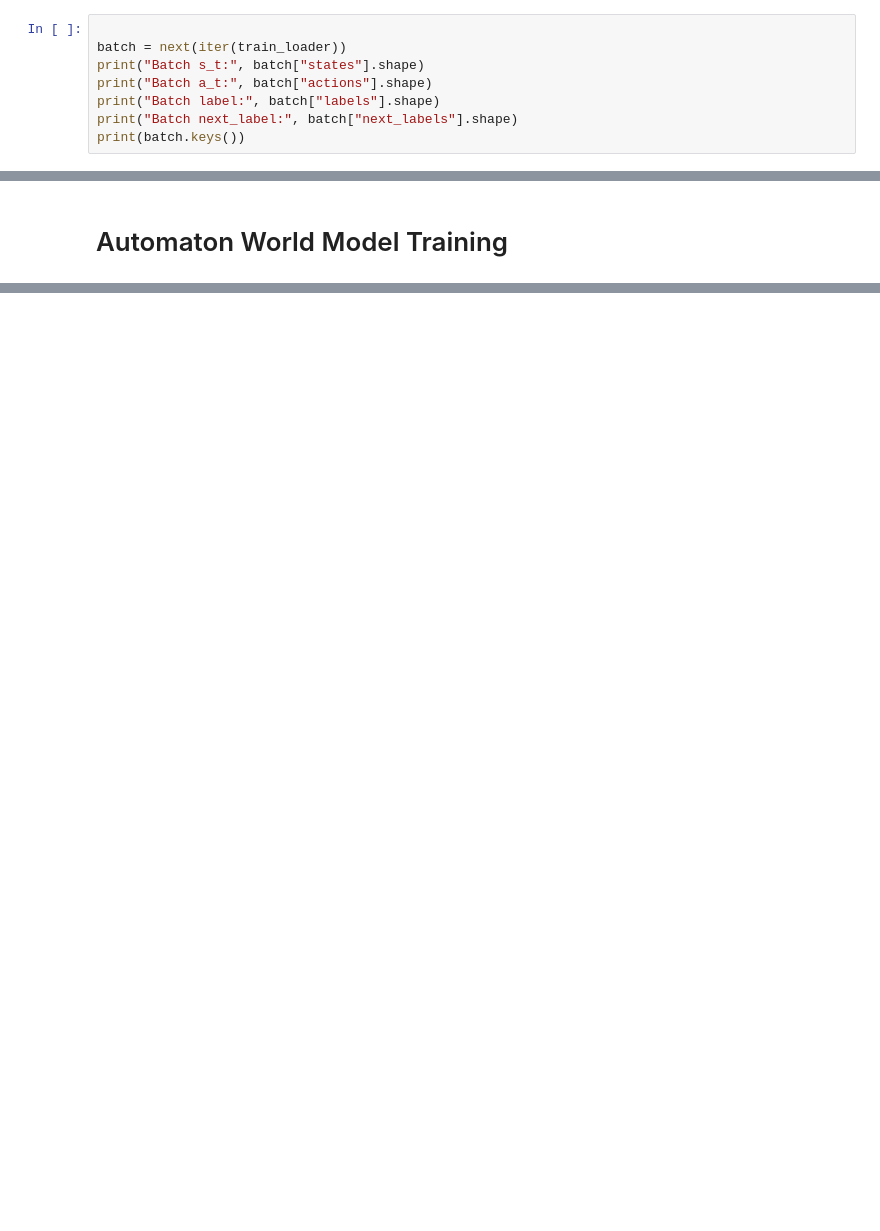
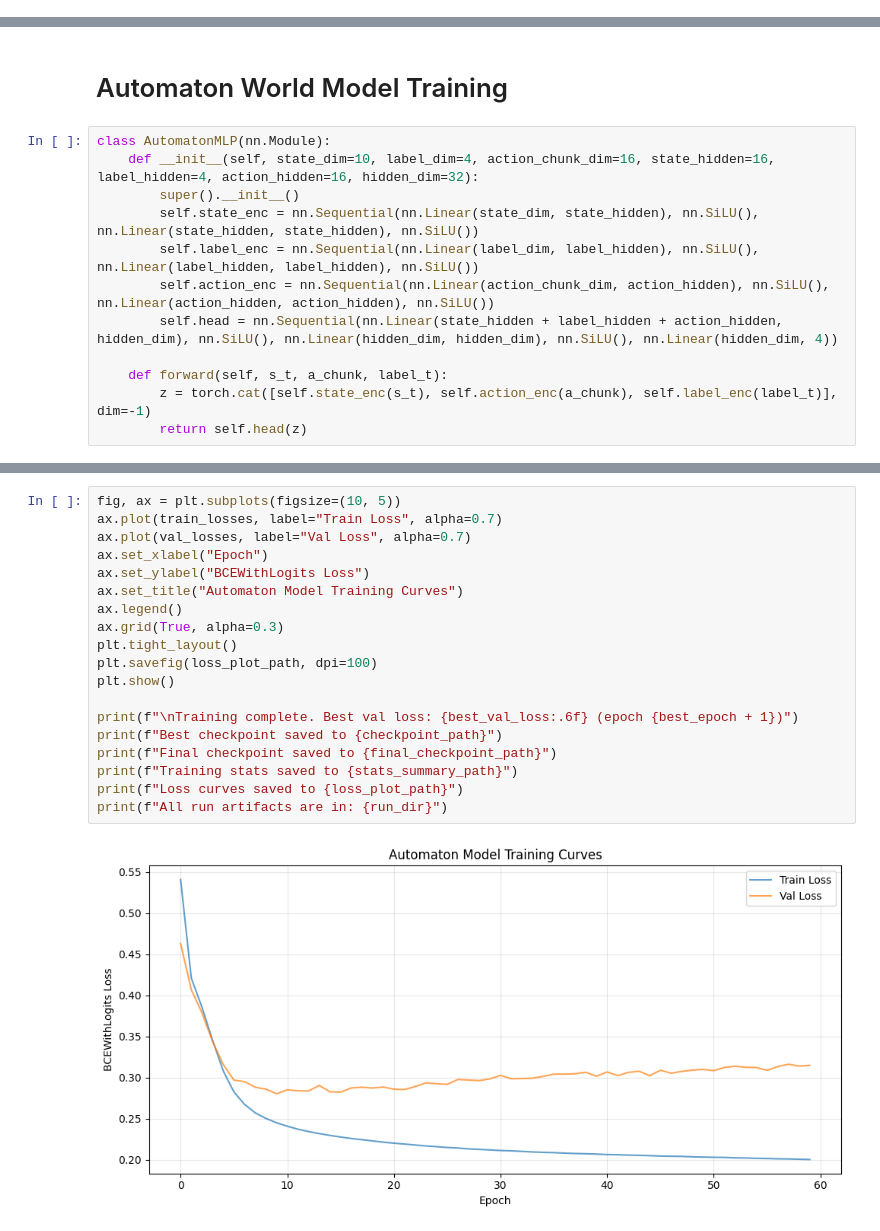
Before and after one commit to moritz-zoellner/guided-diffusion, a Jupyter notebook: toy_squares/automaton_world_model.ipynb, the cells around one changed output, grey strips where cells are left out. Saved outputs shown, nothing was run; the diff lists cells and outputs as text; blank space fills up the shorter version.

Commit message:
automaton world model analysis

```diff
--- a/toy_squares/automaton_world_model.ipynb
+++ b/toy_squares/automaton_world_model.ipynb
@@ -238,8 +219,0 @@ val_loader = DataLoader(
-# %%
-
-batch = next(iter(train_loader))
-print("Batch s_t:", batch["states"].shape)
-print("Batch a_t:", batch["actions"].shape)
-print("Batch label:", batch["labels"].shape)
-print("Batch next_label:", batch["next_labels"].shape)
-print(batch.keys())
@@ -252,2 +278,14 @@ dict_keys(['states', 'actions', 'labels', 'next_labels'])
 # %% [markdown]
 # Automaton World Model Training
+# %%
+class AutomatonMLP(nn.Module):
+    def __init__(self, state_dim=10, label_dim=4, action_chunk_dim=16, state_hidden=16, label_hidden=4, action_hidden=16, hidden_dim=32):
+        super().__init__()
+        self.state_enc = nn.Sequential(nn.Linear(state_dim, state_hidden), nn.SiLU(), nn.Linear(state_hidden, state_hidden), nn.SiLU())
+        self.label_enc = nn.Sequential(nn.Linear(label_dim, label_hidden), nn.SiLU(), nn.Linear(label_hidden, label_hidden), nn.SiLU())
+        self.action_enc = nn.Sequential(nn.Linear(action_chunk_dim, action_hidden), nn.SiLU(), nn.Linear(action_hidden, action_hidden), nn.SiLU())
+        self.head = nn.Sequential(nn.Linear(state_hidden + label_hidden + action_hidden, hidden_dim), nn.SiLU(), nn.Linear(hidden_dim, hidden_dim), nn.SiLU(), nn.Linear(hidden_dim, 4))
+
+    def forward(self, s_t, a_chunk, label_t):
+        z = torch.cat([self.state_enc(s_t), self.action_enc(a_chunk), self.label_enc(label_t)], dim=-1)
+        return self.head(z)
@@ -253,0 +584,21 @@ dict_keys(['states', 'actions', 'labels', 'next_labels'])
+# %%
+fig, ax = plt.subplots(figsize=(10, 5))
+ax.plot(train_losses, label="Train Loss", alpha=0.7)
+ax.plot(val_losses, label="Val Loss", alpha=0.7)
+ax.set_xlabel("Epoch")
+ax.set_ylabel("BCEWithLogits Loss")
+ax.set_title("Automaton Model Training Curves")
+ax.legend()
+ax.grid(True, alpha=0.3)
+plt.tight_layout()
+plt.savefig(loss_plot_path, dpi=100)
+plt.show()
+
+print(f"\nTraining complete. Best val loss: {best_val_loss:.6f} (epoch {best_epoch + 1})")
+print(f"Best checkpoint saved to {checkpoint_path}")
+print(f"Final checkpoint saved to {final_checkpoint_path}")
+print(f"Training stats saved to {stats_summary_path}")
+print(f"Loss curves saved to {loss_plot_path}")
+print(f"All run artifacts are in: {run_dir}")
+# %% [output]
+[figure, added]
```
Also changed, not shown: parts of 15 cells of this notebook, 2 other files.
